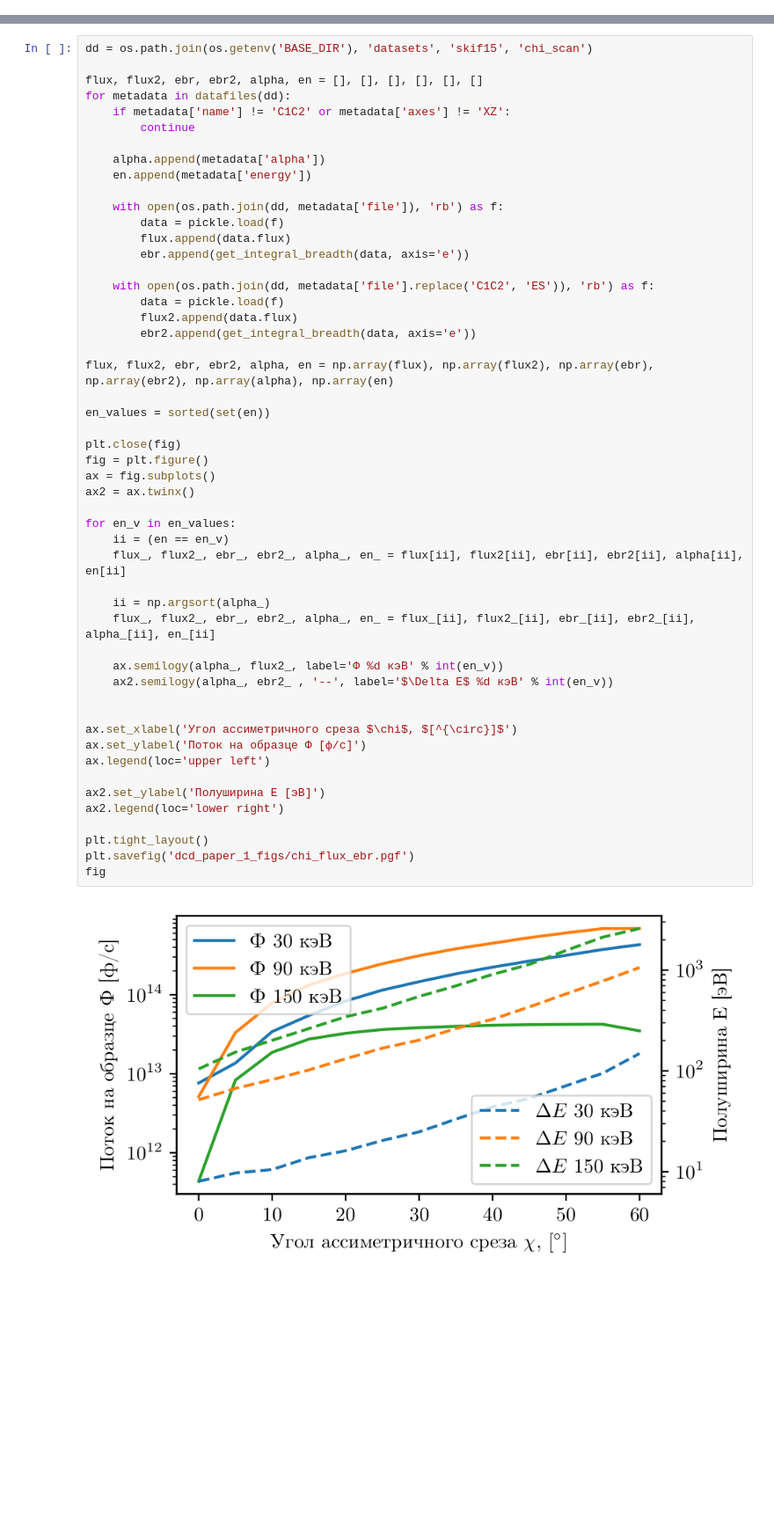
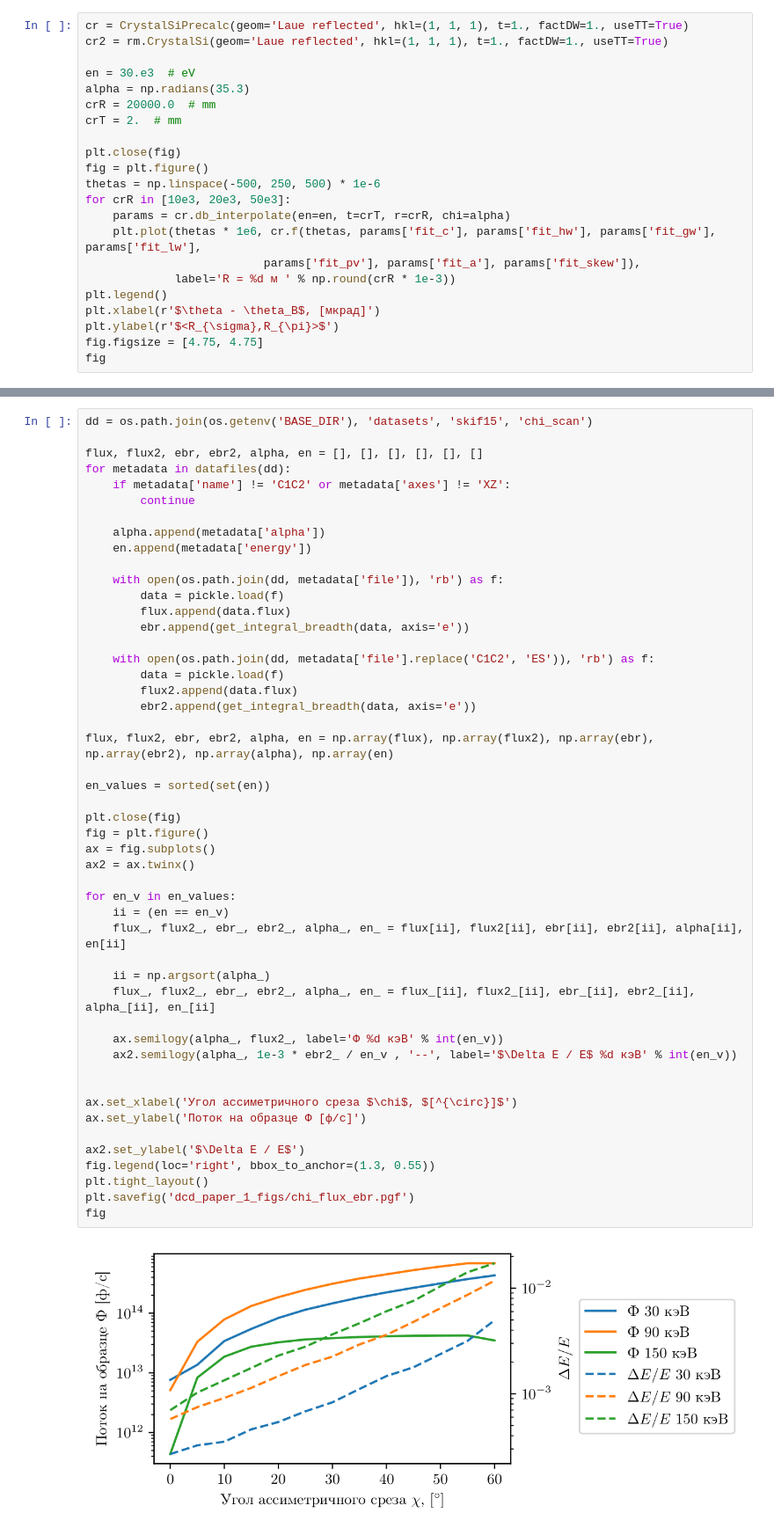
Before and after one commit to glebdovzhenko/skif-xrt, a Jupyter notebook: notebooks/dcd_paper_1.ipynb, the cells around one changed output, grey strips where cells are left out. Shown at 88% size. Cells and saved outputs as stored; diff of their text form; blank space fills up the shorter version.

```diff
--- a/notebooks/dcd_paper_1.ipynb
+++ b/notebooks/dcd_paper_1.ipynb
@@ -74,0 +119,22 @@ fig
+# %%
+cr = CrystalSiPrecalc(geom='Laue reflected', hkl=(1, 1, 1), t=1., factDW=1., useTT=True)
+cr2 = rm.CrystalSi(geom='Laue reflected', hkl=(1, 1, 1), t=1., factDW=1., useTT=True)
+
+en = 30.e3  # eV
+alpha = np.radians(35.3)
+crR = 20000.0  # mm
+crT = 2.  # mm
+
+plt.close(fig)
+fig = plt.figure()
+thetas = np.linspace(-500, 250, 500) * 1e-6
+for crR in [10e3, 20e3, 50e3]:
+    params = cr.db_interpolate(en=en, t=crT, r=crR, chi=alpha)
+    plt.plot(thetas * 1e6, cr.f(thetas, params['fit_c'], params['fit_hw'], params['fit_gw'], params['fit_lw'],
+                          params['fit_pv'], params['fit_a'], params['fit_skew']),
+             label='R = %d м ' % np.round(crR * 1e-3))
+plt.legend()
+plt.xlabel(r'$\theta - \theta_B$, [мкрад]')
+plt.ylabel(r'$<R_{\sigma},R_{\pi}>$')
+fig.figsize = [4.75, 4.75]
+fig
@@ -92,39 +160,37 @@ for metadata in datafiles(dd):
         data = pickle.load(f)
         flux2.append(data.flux)
         ebr2.append(get_integral_breadth(data, axis='e'))
 
 flux, flux2, ebr, ebr2, alpha, en = np.array(flux), np.array(flux2), np.array(ebr), np.array(ebr2), np.array(alpha), np.array(en)
 
 en_values = sorted(set(en))
 
 plt.close(fig)
 fig = plt.figure()
 ax = fig.subplots()
 ax2 = ax.twinx()
 
 for en_v in en_values:
     ii = (en == en_v)
     flux_, flux2_, ebr_, ebr2_, alpha_, en_ = flux[ii], flux2[ii], ebr[ii], ebr2[ii], alpha[ii], en[ii]
 
     ii = np.argsort(alpha_)
     flux_, flux2_, ebr_, ebr2_, alpha_, en_ = flux_[ii], flux2_[ii], ebr_[ii], ebr2_[ii], alpha_[ii], en_[ii]
 
     ax.semilogy(alpha_, flux2_, label='Ф %d кэВ' % int(en_v))
-    ax2.semilogy(alpha_, ebr2_ , '--', label='$\Delta E$ %d кэВ' % int(en_v))
+    ax2.semilogy(alpha_, 1e-3 * ebr2_ / en_v , '--', label='$\Delta E / E$ %d кэВ' % int(en_v))
 
 
 ax.set_xlabel('Угол ассиметричного среза $\chi$, $[^{\circ}]$')
 ax.set_ylabel('Поток на образце Ф [ф/с]')
-ax.legend(loc='upper left')
 
-ax2.set_ylabel('Полуширина E [эВ]')
-ax2.legend(loc='lower right')
-
+ax2.set_ylabel('$\Delta E / E$')
+fig.legend(loc='right', bbox_to_anchor=(1.3, 0.55))
 plt.tight_layout()
 plt.savefig('dcd_paper_1_figs/chi_flux_ebr.pgf')
 fig
 # %% [output]
-[figure, old version]
+[figure, new version]
 # %%
 dd = os.path.join(os.getenv('BASE_DIR'), 'datasets', 'skif15', 't_scan')
 
```
Also changed, not shown: parts of 9 cells of this notebook, 13 other files.
